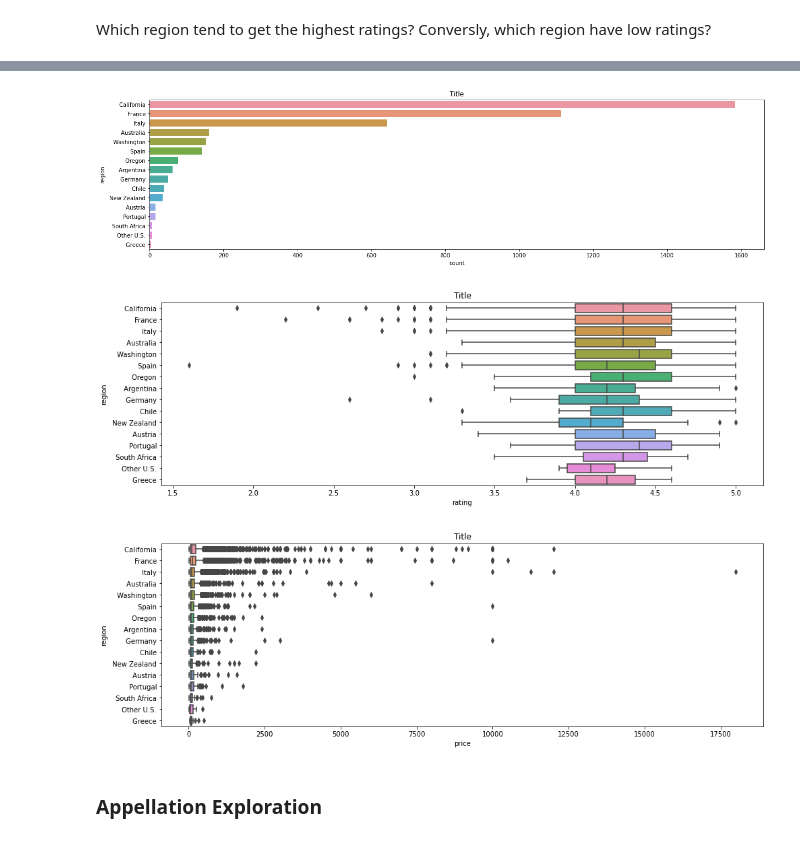
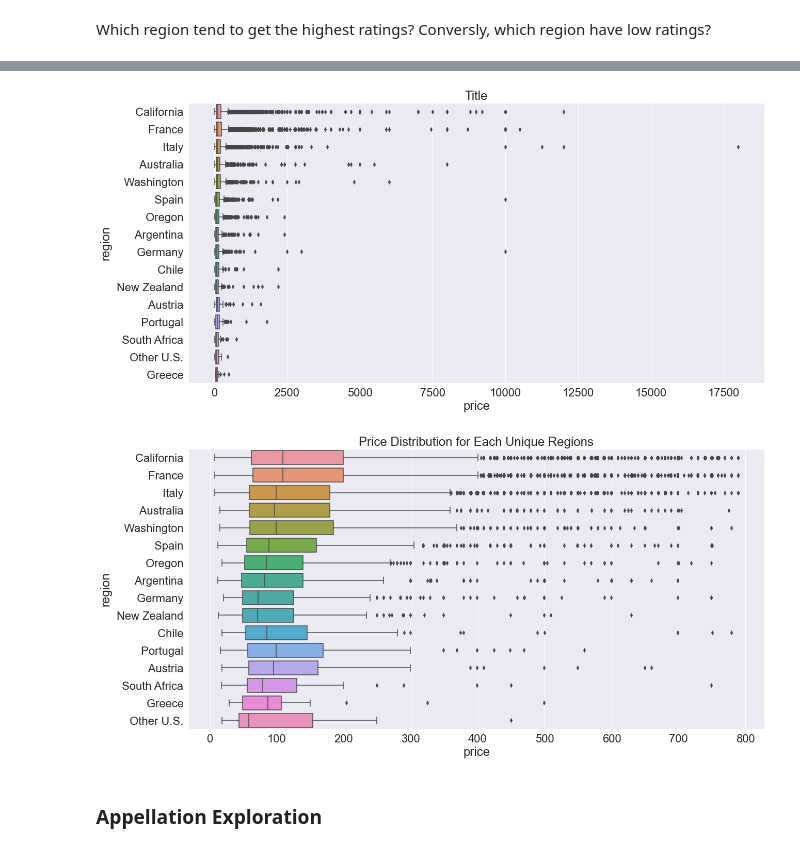
Before and after one commit to cbroomhead/webscraping_wine_project, a Jupyter notebook: wine_scraped_explore.ipynb, the cells around one changed output, grey strips where cells are left out. Cells and saved outputs as stored; diff of their text form; code cells hidden in the pictures.

```diff
--- a/wine_scraped_explore.ipynb
+++ b/wine_scraped_explore.ipynb
@@ -102,26 +121,20 @@ Which region tend to get the highest ratings? Conversly, which region have low r
 # %%
-plt.figure(figsize = [20, 5])
+# Box Plot
+plt.figure(figsize = [20, 10])
 plt.title('Title');
 sb.set_palette('husl', 9)
-sb.countplot(data=ratings, y='region', order = ratings['region'].value_counts().index);
+sb.boxplot(data=master, x='price', y='region', order = ratings['region'].value_counts().index);
 # %% [output]
-[figure, old version]
+[figure, new version]
 # %%
-# Box Plot
-plt.figure(figsize = [16, 5])
-plt.title('Title');
+#Box Plot
+plt.figure(figsize = [20, 10])
+sb.set(font_scale=2)
+plt.title('Price Distribution for Each Unique Regions');
 sb.set_palette('husl', 9)
-sb.boxplot(data=ratings, x='rating', y='region', order = ratings['region'].value_counts().index);
+sb.boxplot(data=prices, x='price', y='region', order = prices['region'].value_counts().index);
 # %% [output]
-[figure, old version]
+[figure, new version]
-# %%
-# Box Plot
-plt.figure(figsize = [16, 5])
-plt.title('Title');
-sb.set_palette('husl', 9)
-sb.boxplot(data=master, x='price', y='region', order = ratings['region'].value_counts().index);
-# %% [output]
-[figure, removed]
 # %% [markdown]
 ### Appellation Exploration
 # %% [markdown]
```
Also changed, not shown: parts of 20 cells of this notebook, 27 other files.
